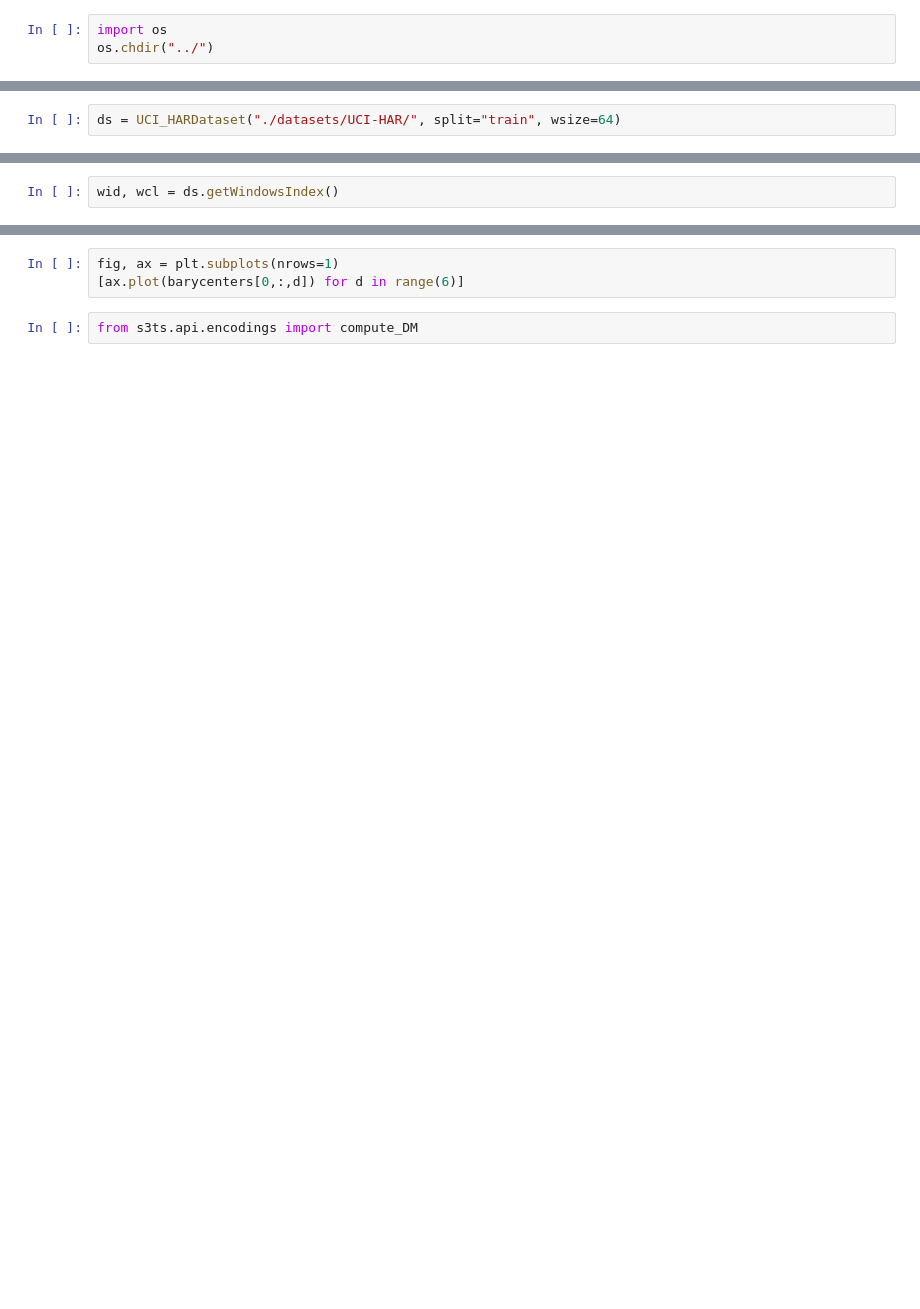
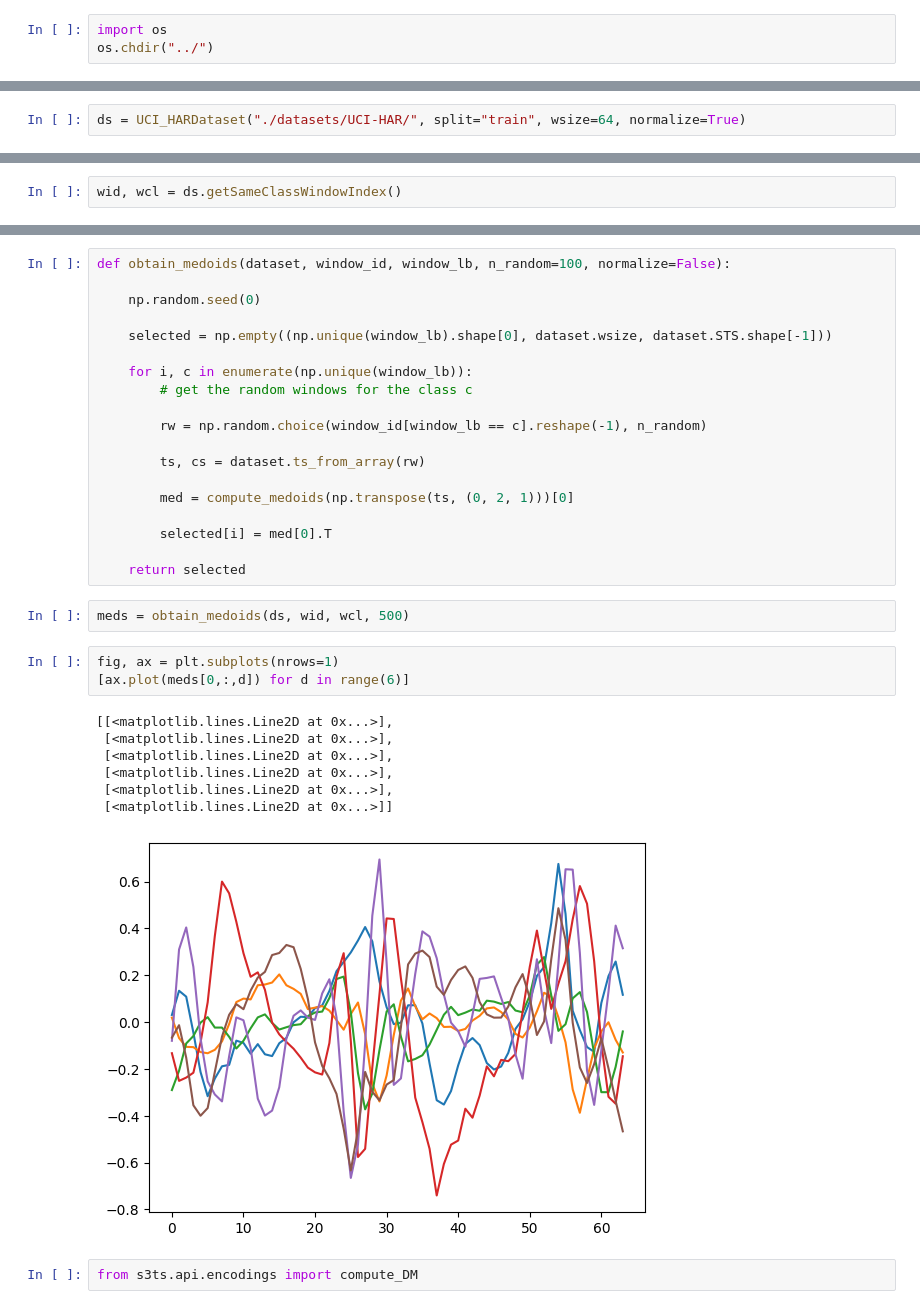
Before and after one commit to mbisan/s3ts, a Jupyter notebook: examples/test_uci-har.ipynb, the cells around one changed output, grey strips where cells are left out. Saved outputs shown, nothing was run; the diff lists cells and outputs as text; blank space fills up the shorter version.

Commit message:
test-uci-har and put classes on har_datasets

```diff
--- a/examples/test_uci-har.ipynb
+++ b/examples/test_uci-har.ipynb
@@ -91,4 +107,4 @@ class UCI_HARDataset(Dataset):
 
         return np.array(id), np.array(cl)
 # %%
-ds = UCI_HARDataset("./datasets/UCI-HAR/", split="train", wsize=64)
+ds = UCI_HARDataset("./datasets/UCI-HAR/", split="train", wsize=64, normalize=True)
@@ -95,3 +126,3 @@ ds = UCI_HARDataset("./datasets/UCI-HAR/", split="train", wsize=64)
 # %%
-wid, wcl = ds.getWindowsIndex()
+wid, wcl = ds.getSameClassWindowIndex()
 # %%
@@ -121,6 +207,35 @@ barycenters.shape
+# %%
+def obtain_medoids(dataset, window_id, window_lb, n_random=100, normalize=False):
+
+    np.random.seed(0)
+
+    selected = np.empty((np.unique(window_lb).shape[0], dataset.wsize, dataset.STS.shape[-1]))
+
+    for i, c in enumerate(np.unique(window_lb)):
+        # get the random windows for the class c
+
+        rw = np.random.choice(window_id[window_lb == c].reshape(-1), n_random)
+
+        ts, cs = dataset.ts_from_array(rw)
+
+        med = compute_medoids(np.transpose(ts, (0, 2, 1)))[0]
+
+        selected[i] = med[0].T
+
+    return selected
+# %%
+meds = obtain_medoids(ds, wid, wcl, 500)
 # %%
 fig, ax = plt.subplots(nrows=1)
-[ax.plot(barycenters[0,:,d]) for d in range(6)]
+[ax.plot(meds[0,:,d]) for d in range(6)]
+# %% [output]
+[[<matplotlib.lines.Line2D at 0x...>],
+ [<matplotlib.lines.Line2D at 0x...>],
+ [<matplotlib.lines.Line2D at 0x...>],
+ [<matplotlib.lines.Line2D at 0x...>],
+ [<matplotlib.lines.Line2D at 0x...>],
+ [<matplotlib.lines.Line2D at 0x...>]]
+[figure, added]
 # %%
 from s3ts.api.encodings import compute_DM
 # %%
```
Also changed, not shown: parts of 19 cells of this notebook, 2 other files.
